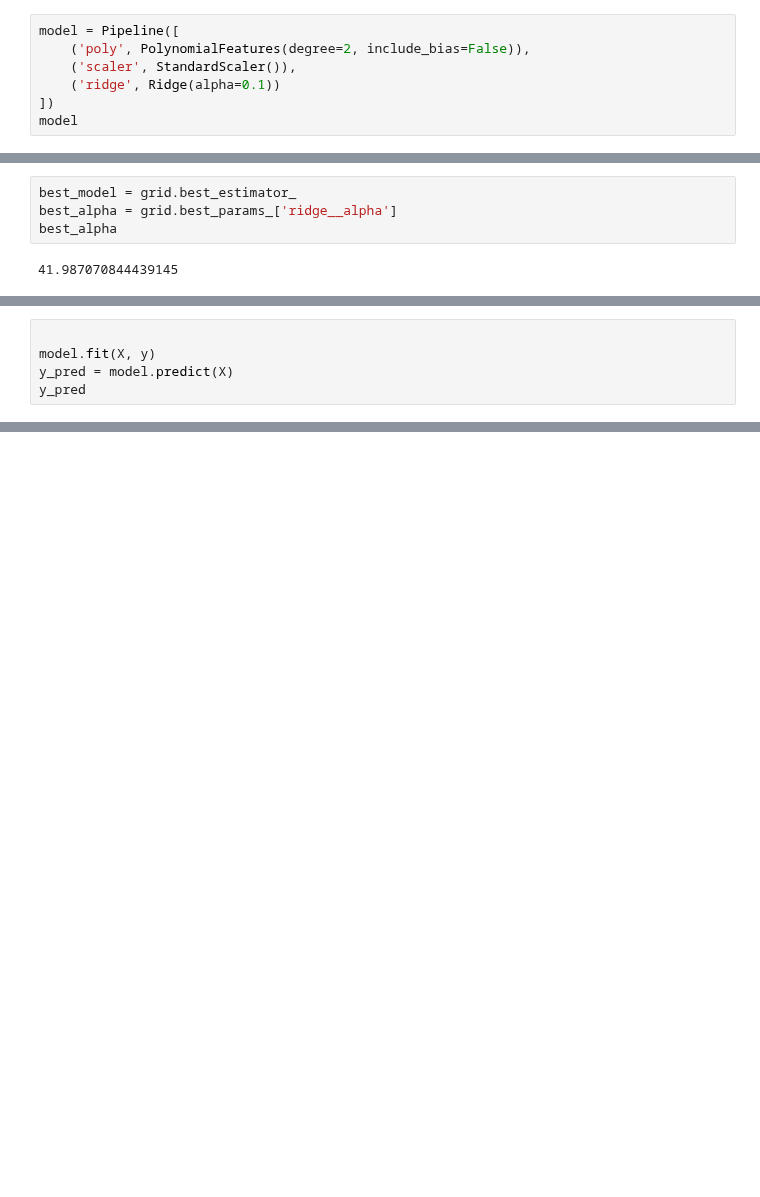
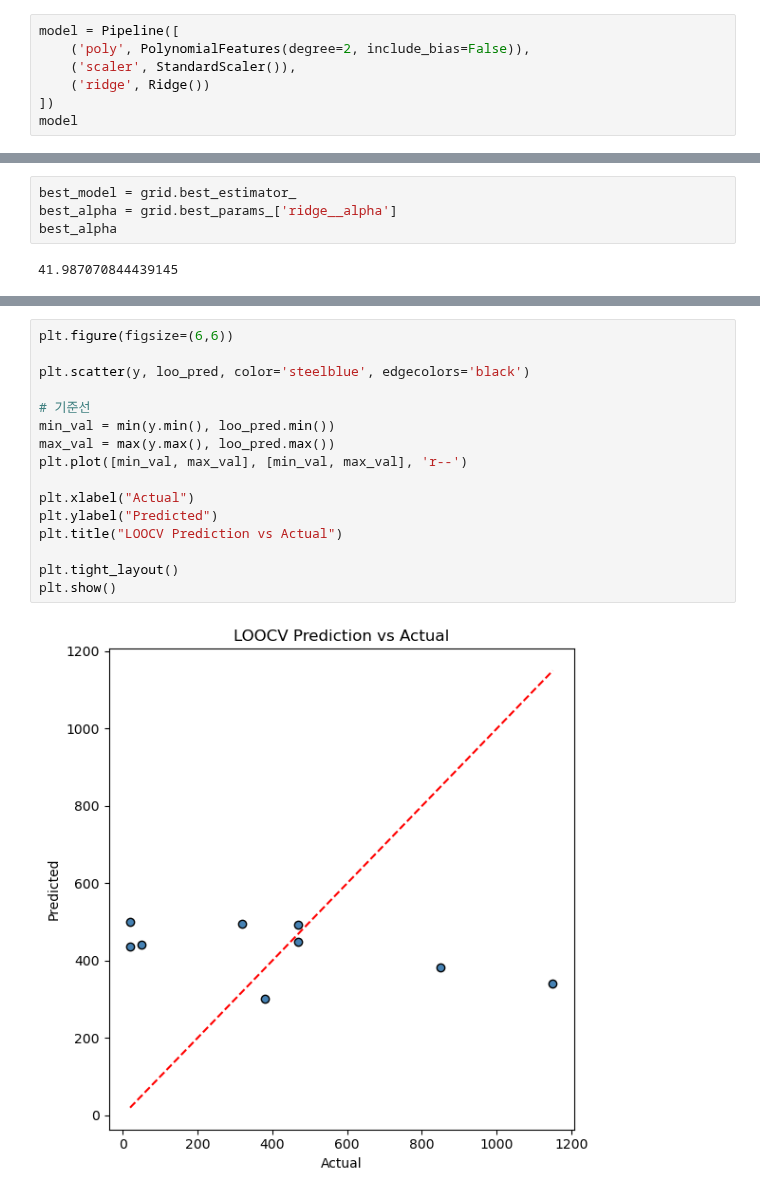
Before and after one commit to DSjayjang/Python, a Jupyter notebook: SWATCH/SWATCH2.ipynb, the cells around one changed output, grey strips where cells are left out. Drawn from its saved outputs; the diff is of its cells as text; blank space fills up the shorter version.

```diff
--- a/SWATCH/SWATCH2.ipynb
+++ b/SWATCH/SWATCH2.ipynb
@@ -42,7 +55,7 @@ df['log_HD'] = np.log(df[cols_HD])
 model = Pipeline([
     ('poly', PolynomialFeatures(degree=2, include_bias=False)),
     ('scaler', StandardScaler()),
-    ('ridge', Ridge(alpha=0.1))
+    ('ridge', Ridge())
 ])
 model
 # %% [output]
@@ -95,8 +131,3 @@ LOO predictions: [494.2892802  447.68329776 339.92718243 382.60850339 492.026987
  499.28702552 301.32441512 435.85162648 442.31629232]
 LOOCV RMSE: 403.97790181721734
 LOOCV R2: -0.23321234398909851
-# %%
-
-model.fit(X, y)
-y_pred = model.predict(X)
-y_pred
@@ -213,0 +134,18 @@ print(df[['Target', 'GPR_Pred', 'Ridge_Pred']])
+# %%
+plt.figure(figsize=(6,6))
+
+plt.scatter(y, loo_pred, color='steelblue', edgecolors='black')
+
+# 기준선
+min_val = min(y.min(), loo_pred.min())
+max_val = max(y.max(), loo_pred.max())
+plt.plot([min_val, max_val], [min_val, max_val], 'r--')
+
+plt.xlabel("Actual")
+plt.ylabel("Predicted")
+plt.title("LOOCV Prediction vs Actual")
+
+plt.tight_layout()
+plt.show()
+# %% [output]
+[figure, added]
```
Also changed, not shown: parts of 24 cells of this notebook, 1 other file.
